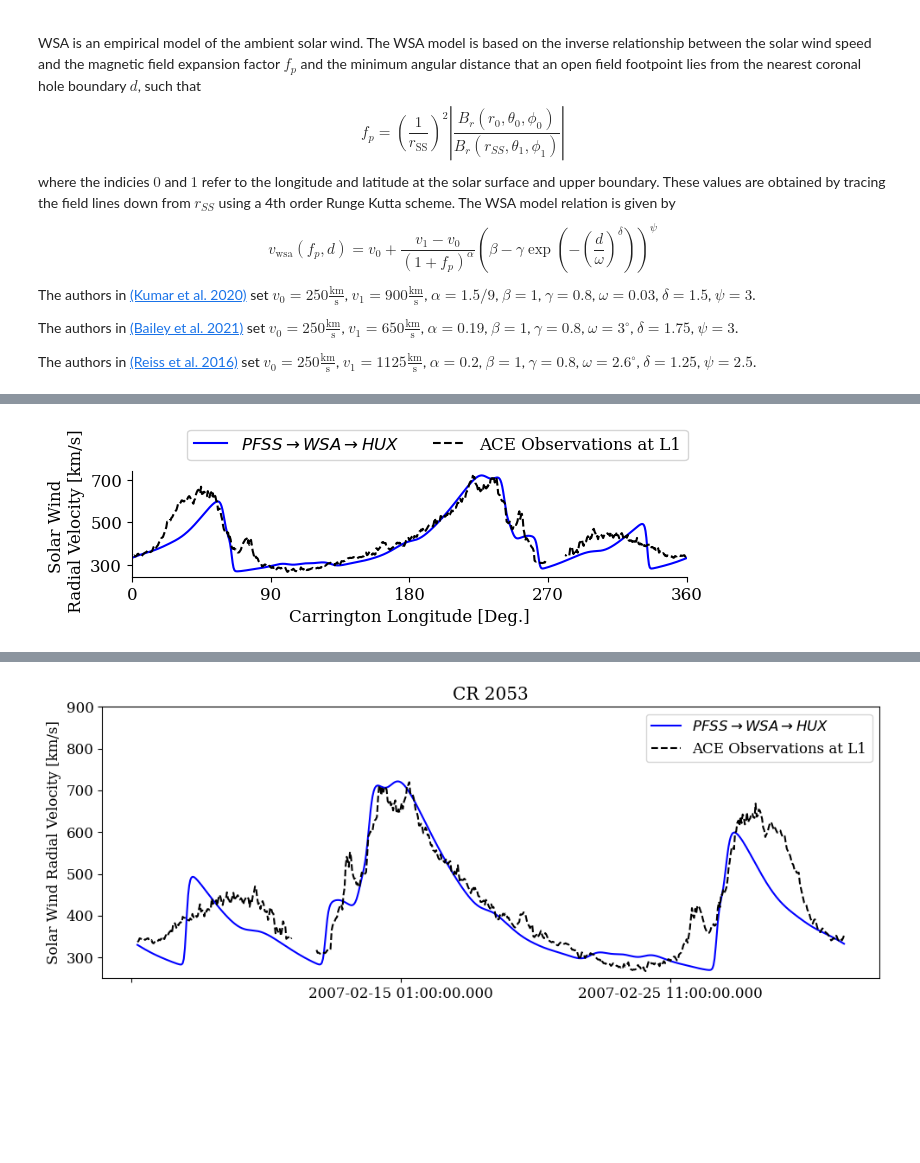
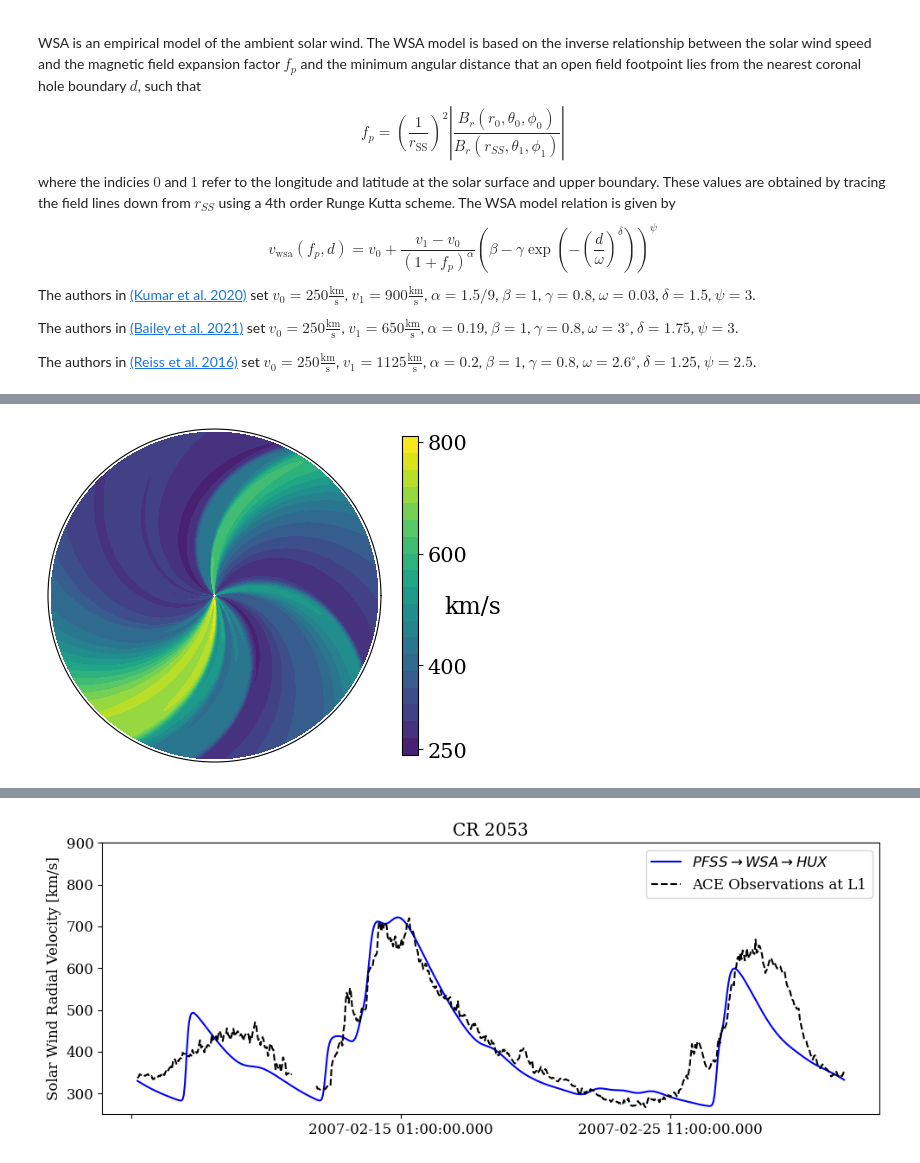
Before and after one commit to opaliss/Parameter_Estimation_Solar_Wind, a Jupyter notebook: model_chain_results/PFSS-WSA-HUX-CR2053.ipynb, the cells around one changed output, grey strips where cells are left out. Drawn from its saved outputs; the diff is of its cells as text; code cells hidden in the pictures; blank space fills up the shorter version.

```diff
--- a/model_chain_results/PFSS-WSA-HUX-CR2053.ipynb
+++ b/model_chain_results/PFSS-WSA-HUX-CR2053.ipynb
@@ -437,18 +442,0 @@ vr_hux_dchb = apply_hux_f_model(initial_condition=v_dchb_interp, dr_vec=dr_vec,
-# %%
-fig, ax = plt.subplots(figsize=(7, 2.5))
-ax.plot(p_hux*180/np.pi, vr_hux_wsa[-1, :], "b", label=r"$PFSS \rightarrow WSA \rightarrow HUX$")
-ax.plot(ACE_longitude[:-2], ACE_vr.value[:-2], ls="--", c="k", label="ACE Observations at L1")
-ax.set_xticks([0, 90, 180, 270, 360])
-ax.set_xticklabels([0, 90, 180, 270, 360], fontsize=12)
-ax.set_yticks([300, 500, 700])
-ax.set_yticklabels([300, 500, 700], fontsize=12)
-ax.set_xlim(0, 360)
-ax.set_xlabel("Carrington Longitude [Deg.]", fontsize=12)
-ax.set_ylabel("Solar Wind \n Radial Velocity [km/s]", fontsize=12)
-ax.legend(fontsize=12, loc=(0.1, 1.1), ncols=2)
-ax.spines['right'].set_visible(False)
-ax.spines['top'].set_visible(False)
-plt.tight_layout()
-plt.savefig("../figs/CR" + str(CR) + "/ACE_radial_velocity_cr" + str(CR) + ".png", dpi=600)
-# %% [output]
-[figure]
@@ -455,3 +451,25 @@ plt.savefig("../figs/CR" + str(CR) + "/ACE_radial_velocity_cr" + str(CR) + ".png
 # %%
 vr_wsa_interp = interp_2d_ace_hux(p_hux, r_vec, vr_hux_wsa, ACE_r, ACE_longitude)
 vr_ws_interp = interp_2d_ace_hux(p_hux, r_vec, vr_hux_ws, ACE_r, ACE_longitude)
+# %%
+fig, ax = plt.subplots(figsize=(5,5), subplot_kw={'projection': 'polar'})
+
+ax.set_rlim(0)
+ax.set_thetalim(0, 2 * np.pi)
+ax.set_xticks([])
+ax.set_yticks([])
+rlabels = ax.get_ymajorticklabels()
+for label in rlabels:
+    label.set_color('white')
+
+pos = ax.contourf(p_hux, (r_vec*u.km).to(u.AU).value, vr_hux_wsa, 20, vmin=200, vmax=800, shading='gouraud', cmap="viridis")
+
+cbar = fig.colorbar(pos, ax=(ax), orientation="vertical", shrink=0.7)
+cbar.ax.set_ylabel(r'km/s', rotation=360, fontsize=17)
+cbar.ax.tick_params(labelsize=15)
+cbar.ax.set_yticks([800, 600, 400, 250])
+
+plt.tight_layout()
+plt.savefig("../figs/CR"+str(CR)+"/parker_spiral.png", dpi=600)
+# %% [output]
+[figure, added]
```
Also changed, not shown: parts of 9 cells of this notebook, 17 other files.
